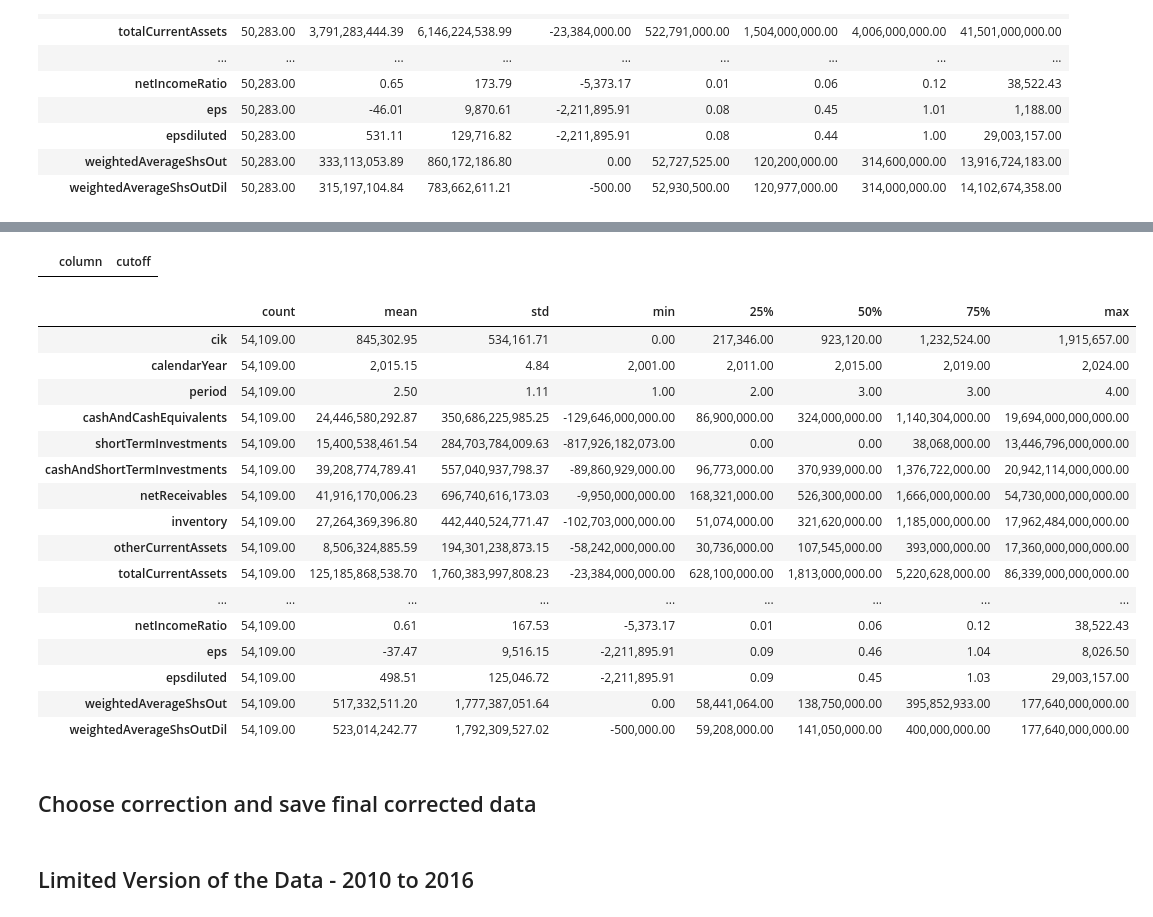
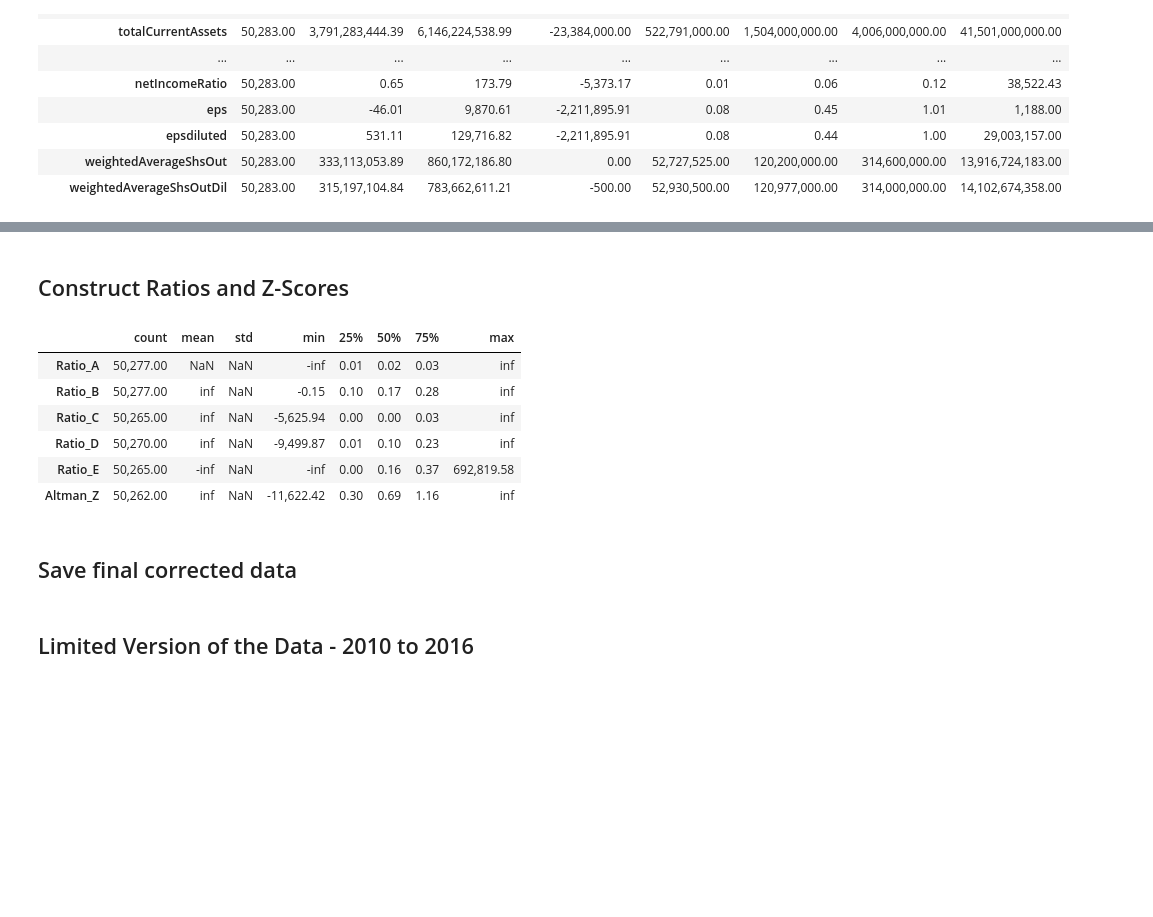
Before and after one commit to current12/Stat-222-Project, a Jupyter notebook: Code/Data Loading and Cleaning/Tabular Financial/Combine and Clean Tabular Financial Statements Data.ipynb, the cells around one changed output, grey strips where cells are left out. Drawn from its saved outputs; the diff is of its cells as text; code cells hidden in the pictures; blank space fills up the shorter version.

Commit message:
delete alt correct and add altman z calculations

```diff
--- a/Code/Data Loading and Cleaning/Tabular Financial/Combine and Correct Tabular Financial Statements Data.ipynb
+++ b/Code/Data Loading and Cleaning/Tabular Financial/Combine and Clean Tabular Financial Statements Data.ipynb
@@ -339,34 +272,40 @@ alt_corrected.head(10)
-# %%
-cutoffs
-# %% [output]
-|  | column | cutoff |
+# %% [markdown]
+## Construct Ratios and Z-Scores
+# %%
+# Construct EBIT from ebitda and depreciationAndAmortization_income_statement
+corrected['EBIT'] = corrected['ebitda'] - corrected['depreciationAndAmortization_income_statement']
+# Ratio A - EBIT / Total Assets
+corrected['Ratio_A'] = corrected['EBIT'] / corrected['totalAssets']
+# Ratio B - net sales / Total Assets
+# revenue is closest approximation to net sales
+corrected['Ratio_B'] = corrected['revenue'] / corrected['totalAssets']
+# Ratio C - Market value of equity / Total Liabilities
+# commonStock + preferredStock os a close approximation to market value of equity
+# however, it's not a great approximation because it doesn't account for current prices and instead uses par value
+corrected['Ratio_C'] = (corrected['commonStock'] + corrected['preferredStock']) / corrected['totalLiabilities']
+# Ratio D - Working Capital / Total Assets
+# Working capital is currentAssets - currentLiabilities
+corrected['Ratio_D'] = (corrected['totalCurrentAssets'] - corrected['totalCurrentLiabilities']) / corrected['totalAssets']
+# Ratio E - Retained Earnings / Total Assets
+corrected['Ratio_E'] = corrected['retainedEarnings'] / corrected['totalAssets']
+# Altman Z-Score
+# To avoid multicollinearity, be sure to drop ratios if using Z-Score in a model
+corrected['Altman_Z'] = 3.3 * corrected['Ratio_A'] + 0.99 * corrected['Ratio_B'] + 0.6 * corrected['Ratio_C'] + 1.2 * corrected['Ratio_D'] + 1.4 * corrected['Ratio_E']
 # %%
-# After edits
-
-# Summarize all numeric columns
+# Summarize ratio variables and Altman Z-Score
 # use describe method, transpose, and print all rows
 # round to two decimal places, no scientific notation, commas for thousands
 pd.options.display.float_format = '{:,.2f}'.format
 # pandas setting to display all rows
 pd.set_option('display.max_rows', None)
-sum_stats_after_alt = alt_corrected.describe().T
-sum_stats_after_alt
+sum_stats_ratios = corrected[['Ratio_A', 'Ratio_B', 'Ratio_C', 'Ratio_D', 'Ratio_E', 'Altman_Z']].describe().T
+sum_stats_ratios
 # %% [output]
 |  | count | mean | std | min | 25% | 50% | 75% | max |
-| cik | 54,109.00 | 845,302.95 | 534,161.71 | 0.00 | 217,346.00 | 923,120.00 | 1,232,524.00 | 1,915,657.00 |
-| calendarYear | 54,109.00 | 2,015.15 | 4.84 | 2,001.00 | 2,011.00 | 2,015.00 | 2,019.00 | 2,024.00 |
-| period | 54,109.00 | 2.50 | 1.11 | 1.00 | 2.00 | 3.00 | 3.00 | 4.00 |
-| cashAndCashEquivalents | 54,109.00 | 24,446,580,292.87 | 350,686,225,985.25 | -129,646,000,000.00 | 86,900,000.00 | 324,000,000.00 | 1,140,304,000.00 | 19,694,000,000,000.00 |
-| shortTermInvestments | 54,109.00 | 15,400,538,461.54 | 284,703,784,009.63 | -817,926,182,073.00 | 0.00 | 0.00 | 38,068,000.00 | 13,446,796,000,000.00 |
-| cashAndShortTermInvestments | 54,109.00 | 39,208,774,789.41 | 557,040,937,798.37 | -89,860,929,000.00 | 96,773,000.00 | 370,939,000.00 | 1,376,722,000.00 | 20,942,114,000,000.00 |
-| netReceivables | 54,109.00 | 41,916,170,006.23 | 696,740,616,173.03 | -9,950,000,000.00 | 168,321,000.00 | 526,300,000.00 | 1,666,000,000.00 | 54,730,000,000,000.00 |
-| inventory | 54,109.00 | 27,264,369,396.80 | 442,440,524,771.47 | -102,703,000,000.00 | 51,074,000.00 | 321,620,000.00 | 1,185,000,000.00 | 17,962,484,000,000.00 |
-| otherCurrentAssets | 54,109.00 | 8,506,324,885.59 | 194,301,238,873.15 | -58,242,000,000.00 | 30,736,000.00 | 107,545,000.00 | 393,000,000.00 | 17,360,000,000,000.00 |
-| totalCurrentAssets | 54,109.00 | 125,185,868,538.70 | 1,760,383,997,808.23 | -23,384,000,000.00 | 628,100,000.00 | 1,813,000,000.00 | 5,220,628,000.00 | 86,339,000,000,000.00 |
-| ... | ... | ... | ... | ... | ... | ... | ... | ... |
-| netIncomeRatio | 54,109.00 | 0.61 | 167.53 | -5,373.17 | 0.01 | 0.06 | 0.12 | 38,522.43 |
-| eps | 54,109.00 | -37.47 | 9,516.15 | -2,211,895.91 | 0.09 | 0.46 | 1.04 | 8,026.50 |
-| epsdiluted | 54,109.00 | 498.51 | 125,046.72 | -2,211,895.91 | 0.09 | 0.45 | 1.03 | 29,003,157.00 |
-| weightedAverageShsOut | 54,109.00 | 517,332,511.20 | 1,777,387,051.64 | 0.00 | 58,441,064.00 | 138,750,000.00 | 395,852,933.00 | 177,640,000,000.00 |
-| weightedAverageShsOutDil | 54,109.00 | 523,014,242.77 | 1,792,309,527.02 | -500,000.00 | 59,208,000.00 | 141,050,000.00 | 400,000,000.00 | 177,640,000,000.00 |
+| Ratio_A | 50,277.00 | NaN | NaN | -inf | 0.01 | 0.02 | 0.03 | inf |
+| Ratio_B | 50,277.00 | inf | NaN | -0.15 | 0.10 | 0.17 | 0.28 | inf |
+| Ratio_C | 50,265.00 | inf | NaN | -5,625.94 | 0.00 | 0.00 | 0.03 | inf |
+| Ratio_D | 50,270.00 | inf | NaN | -9,499.87 | 0.01 | 0.10 | 0.23 | inf |
+| Ratio_E | 50,265.00 | -inf | NaN | -inf | 0.00 | 0.16 | 0.37 | 692,819.58 |
+| Altman_Z | 50,262.00 | inf | NaN | -11,622.42 | 0.30 | 0.69 | 1.16 | inf |
 # %%
@@ -381,5 +314,5 @@ alt_corrected.sort_values(by='symbol').head(1000).to_excel(r'~\Box\STAT 222 Caps
 # %% [markdown]
-## Choose correction and save final corrected data
+## Save final corrected data
 # %%
 # Save final tabular financial statement data
 corrected.to_parquet(r'~\Box\STAT 222 Capstone\Intermediate Data\Tabular_Fin\combined_corrected_tabular_financial_statements_data.parquet', index=False)
```
Also changed, not shown: parts of 6 cells of this notebook.
